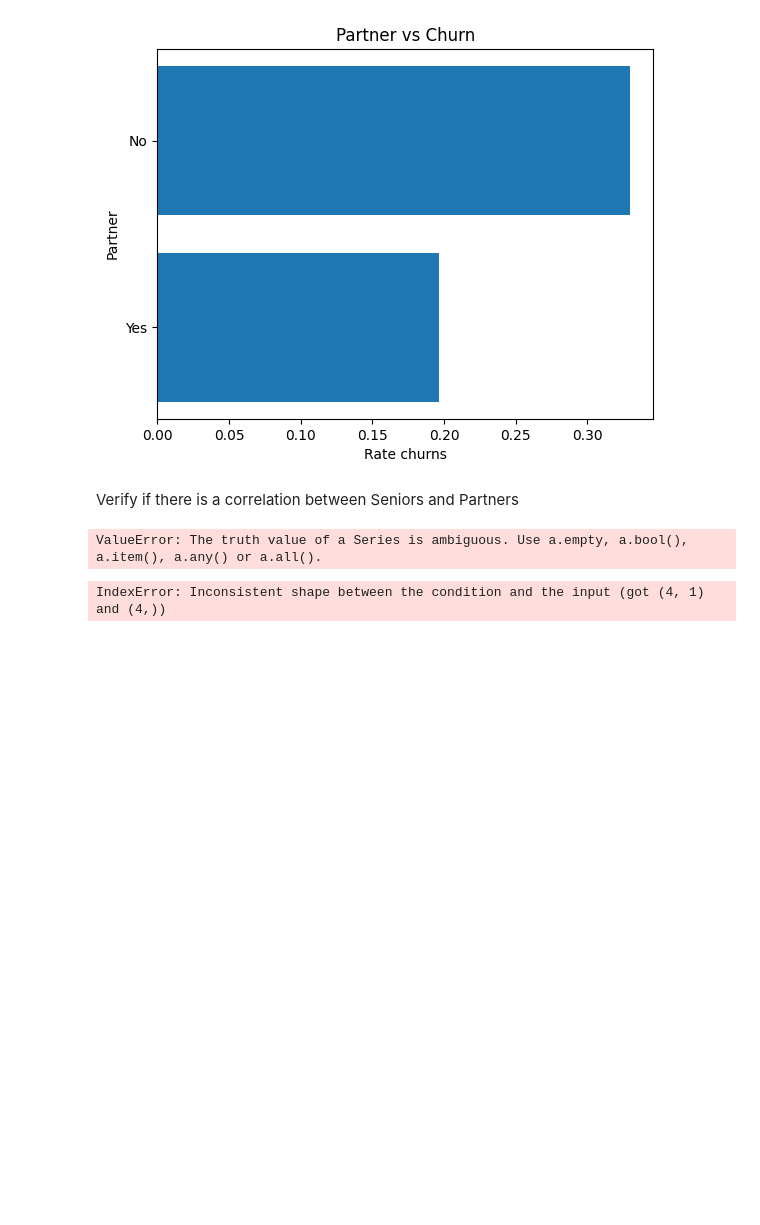
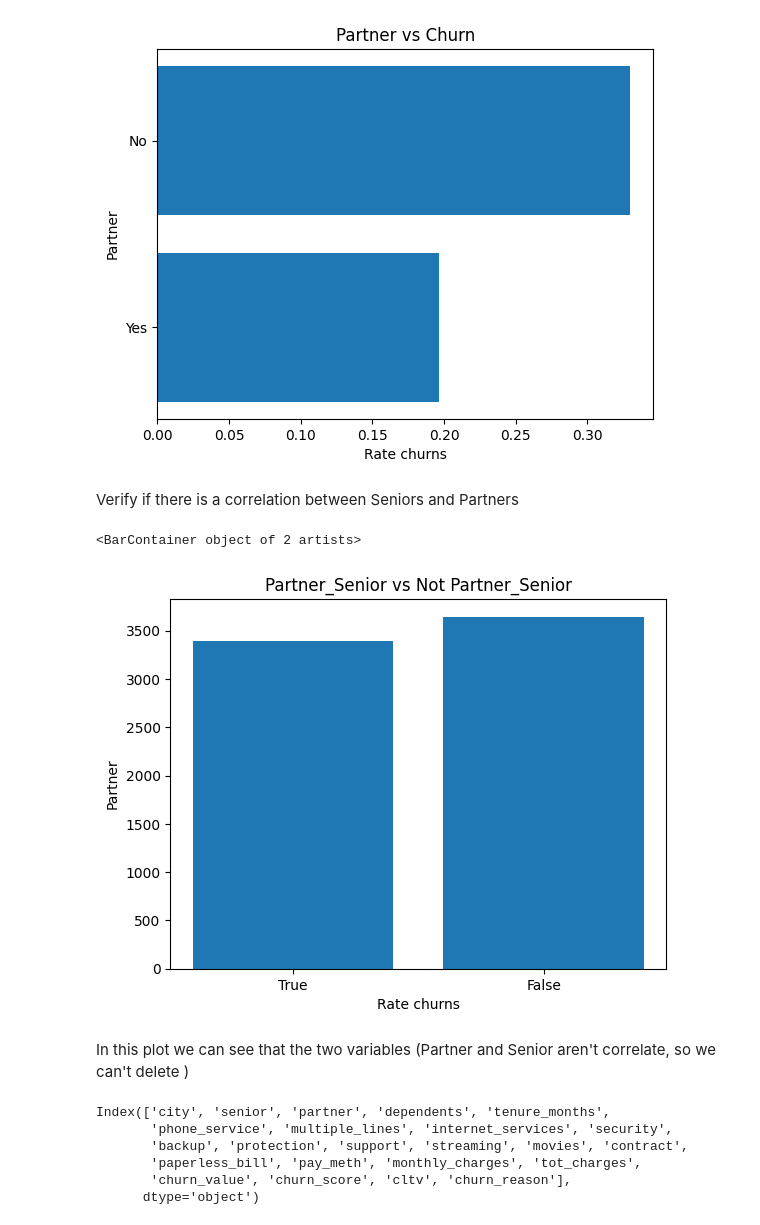
Before and after one commit to lorenzo-arcioni/master-ds, a Jupyter notebook: Workshops/6/6Workshop_traccia.ipynb, the cells around one changed output. Saved outputs shown, nothing was run; the diff lists cells and outputs as text; code cells hidden in the pictures; blank space fills up the shorter version.

```diff
--- a/Workshops/6/6Workshop_traccia.ipynb
+++ b/Workshops/6/6Workshop_traccia.ipynb
@@ -111,13 +158,28 @@ plt.barh(partner_churns_rate.index, partner_churns_rate.values)
 [figure]
 # %% [markdown]
 Verify if there is a correlation between Seniors and Partners
-# %%
-#df['Senior Citizen N'] = 1 if df['Senior Citizen'] == 'Yes' else 0
-df['Partner N'] = [1 if df['Partner'] == 'Yes' else 0]
-# %% [output]
-ValueError: The truth value of a Series is ambiguous. Use a.empty, a.bool(), a.item(), a.any() or a.all().
-# %%
-sns.heatmap(df[['Senior Citizen', 'Partner']], annot=True, fmt=".2f", cmap="YlGnBu")
-plt.show()
-# %% [output]
-IndexError: Inconsistent shape between the condition and the input (got (4, 1) and (4,))
+# %%
+# Let's calculate the correlation between the senior and the partner customers
+
+partner_senior = df['partner'] == df['senior']
+partner_senior = partner_senior.value_counts().sort_index()
+
+plt.xlabel("Rate churns")
+plt.ylabel("Partner")
+plt.title("Partner_Senior vs Not Partner_Senior")
+
+plt.bar(['True', 'False'], partner_senior)
+# %% [output]
+<BarContainer object of 2 artists>
+[figure, added]
+# %% [markdown]
+In this plot we can see that the two variables (Partner and Senior aren't correlate, so we can't delete )
+# %%
+df.columns
+# %% [output]
+Index(['city', 'senior', 'partner', 'dependents', 'tenure_months',
+       'phone_service', 'multiple_lines', 'internet_services', 'security',
+       'backup', 'protection', 'support', 'streaming', 'movies', 'contract',
+       'paperless_bill', 'pay_meth', 'monthly_charges', 'tot_charges',
+       'churn_value', 'churn_score', 'cltv', 'churn_reason'],
+      dtype='object')
```
Also changed, not shown: parts of 17 cells of this notebook.
